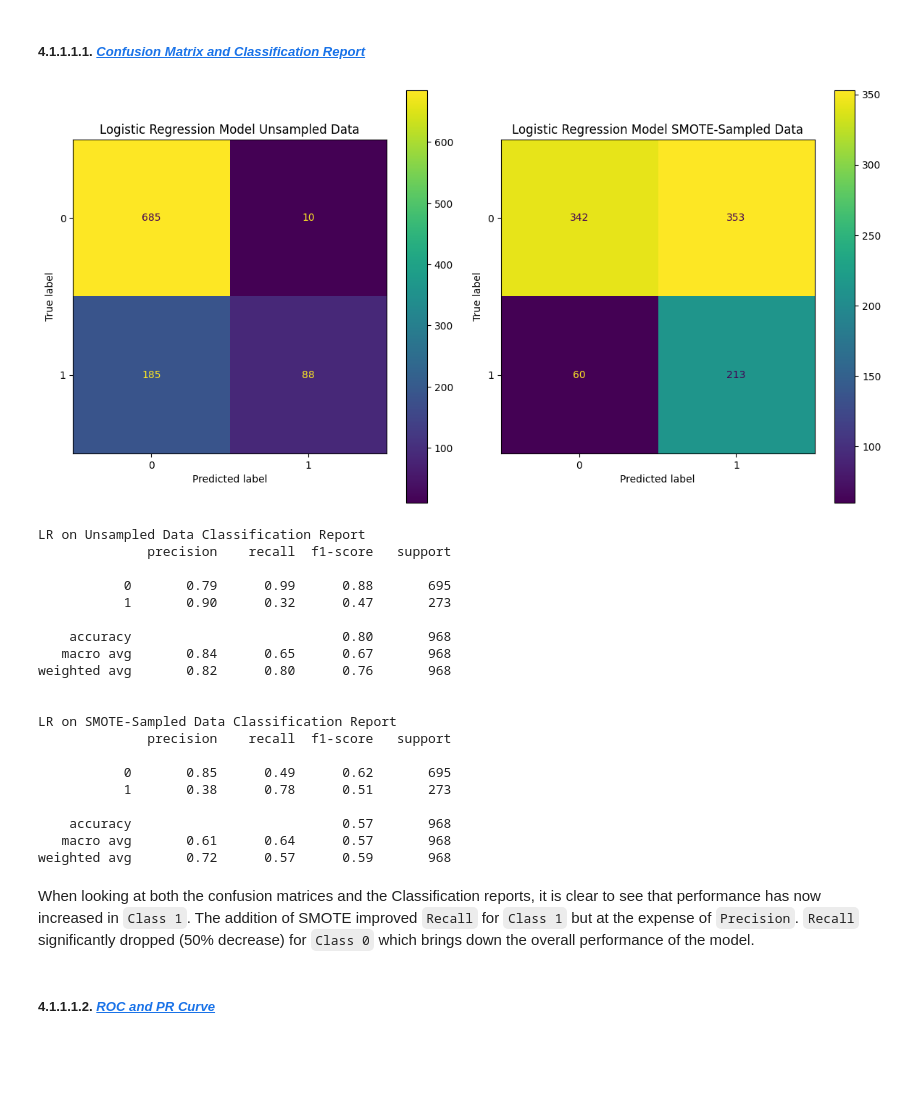
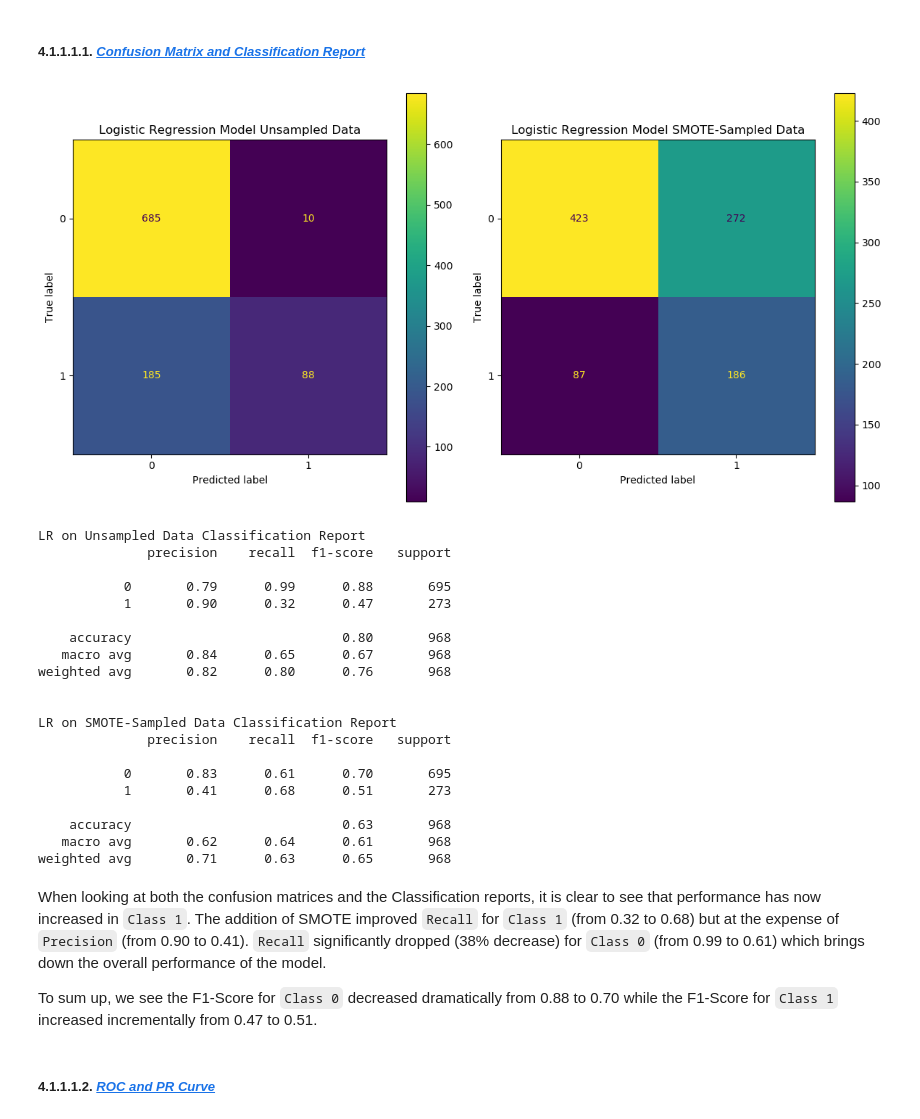
Before and after one commit to jiroamato/Stock-Trend-Prediction-With-NLP, a Jupyter notebook: notebooks/2-NLP-Preprocessing-Modelling.ipynb, the cells around one changed output. Drawn from its saved outputs; the diff is of its cells as text; code cells hidden in the pictures; blank space fills up the shorter version.

```diff
--- a/notebooks/2-NLP-Preprocessing-Modelling.ipynb
+++ b/notebooks/2-NLP-Preprocessing-Modelling.ipynb
@@ -127,7 +156,7 @@ import string
 # %% [markdown]
 # 1. <a id='toc1_'></a>[**Loading the data**](#toc0_)
 # %%
-df = pd.read_csv('../data/df_clean.csv', index_col=0)
+df = pd.read_csv('../data/df_clean.csv')
 df.head()
 # %% [output]
 |  | Headline | Sentiment |
@@ -182,7 +210,16 @@ From the `1-NLP-Cleaning-EDA` notebook we created our own tokenizer. The compone
 wnl = WordNetLemmatizer()
 stop_words = stopwords.words('english')
 
-def my_tokenizer(sentence):
+def my_tokenizer(sentence: str) -> list[str]:
+    """
+    Tokenizes a sentence into a list of lemmatized words, removing punctuation, stop words, and insignificant short words.
+
+    Input:
+        sentence (str): The input sentence to be tokenized.
+
+    Output:
+        list: A list of lemmatized tokens from the input sentence.
+    """
     # transform string into lower case and take out punctuations
     for punctuation in string.punctuation:
         sentence = sentence.replace(punctuation, '').lower()
@@ -1018,7 +1052,7 @@ Where $C=10^{-2}$ and $Penalty=L1$
 # Scale data
 scaler = StandardScaler()
 X_remain_sm_scaled = scaler.fit_transform(X_remain_sm)
-X_test_scaled = scaler.transform(X_test)
+X_test_scaled_sm = scaler.transform(X_test)
 
 # Fitting the model
 LR_sm = LogisticRegression(solver='liblinear', penalty='l1',
@@ -1028,7 +1062,7 @@ LR_sm.fit(X_remain_sm_scaled, y_remain_sm)
 
 # Scores
 LR_sm_train_score = LR_sm.score(X_remain_sm_scaled, y_remain_sm)
-LR_sm_test_score = LR_sm.score(X_test_scaled, y_test)
+LR_sm_test_score = LR_sm.score(X_test_scaled_sm, y_test)
 
 print(f'Train Score: {LR_sm_train_score} \nTest Score: {LR_sm_test_score}')
 # %% [output]
@@ -1051,23 +1085,24 @@ The performance of the model in the Test set seemed to have decreased significan
 # %%
 # Scale the unsampled data
 scaler = StandardScaler()
 scaler.fit(X_remain)
 X_test_scaled = scaler.transform(X_test)
 
-# Confusion Matrix
+# Confusion Matrix for both models as subplots
 fig, ax = plt.subplots(1, 2, figsize=(12, 6))
 
-plt.subplot(1, 2, 1)
+# Confusion matrix for the first model
 ConfusionMatrixDisplay.from_estimator(LR, X_test_scaled, y_test, ax=ax[0]) # Using scaled data for Logistic Regression
-plt.title('Logistic Regression Model Unsampled Data')
-plt.subplot(1, 2, 2)
-ConfusionMatrixDisplay.from_estimator(LR_sm, X_test_scaled, y_test, ax=ax[1]) # Using scaled data for Logistic Regression
-plt.title('Logistic Regression Model SMOTE-Sampled Data')
+ax[0].set_title('Logistic Regression Model Unsampled Data')
+
+# Confusion matrix for the smote model
+ConfusionMatrixDisplay.from_estimator(LR_sm, X_test_scaled_sm, y_test, ax=ax[1]) # Using upsampled scaled data for Logistic Regression
+ax[1].set_title('Logistic Regression Model SMOTE-Sampled Data')
 
 plt.tight_layout()
 plt.show()
 # %% [output]
-[figure, old version]
+[figure, new version]
 # %%
 # Classification Report
 y_pred_LR = LR.predict(X_test_scaled)
@@ -1076,7 +1111,7 @@ report_LR = classification_report(y_test, y_pred_LR)
 print('LR on Unsampled Data Classification Report')
 print(report_LR)
 
-y_pred_LR_sm = LR_sm.predict(X_test_scaled)
+y_pred_LR_sm = LR_sm.predict(X_test_scaled_sm)
 report_LR_sm = classification_report(y_test, y_pred_LR_sm)
 print('\nLR on SMOTE-Sampled Data Classification Report')
 print(report_LR_sm)
@@ -1095,14 +1130,16 @@ weighted avg       0.82      0.80      0.76       968
 LR on SMOTE-Sampled Data Classification Report
               precision    recall  f1-score   support
 
-           0       0.85      0.49      0.62       695
-           1       0.38      0.78      0.51       273
+           0       0.83      0.61      0.70       695
+           1       0.41      0.68      0.51       273
 
-    accuracy                           0.57       968
-   macro avg       0.61      0.64      0.57       968
-weighted avg       0.72      0.57      0.59       968
+    accuracy                           0.63       968
+   macro avg       0.62      0.64      0.61       968
+weighted avg       0.71      0.63      0.65       968
 # %% [markdown]
-When looking at both the confusion matrices and the Classification reports, it is clear to see that performance has now increased in `Class 1`. The addition of SMOTE improved `Recall` for `Class 1` but at the expense of `Precision`. `Recall` significantly dropped (50% decrease) for `Class 0` which brings down the overall performance of the model.
+When looking at both the confusion matrices and the Classification reports, it is clear to see that performance has now increased in `Class 1`. The addition of SMOTE improved `Recall` for `Class 1` (from 0.32 to 0.68) but at the expense of `Precision` (from 0.90 to 0.41). `Recall` significantly dropped (38% decrease) for `Class 0` (from 0.99 to 0.61) which brings down the overall performance of the model.
+
+To sum up, we see the F1-Score for `Class 0` decreased dramatically from 0.88 to 0.70 while the F1-Score for `Class 1` increased incrementally from 0.47 to 0.51.
 # %% [markdown]
 ##### 4.1.1.1.2. <a id='toc4_1_1_1_2_'></a>[***ROC and PR Curve***](#toc0_)
 # %%
```
Also changed, not shown: parts of 154 cells of this notebook, 13 other files.
